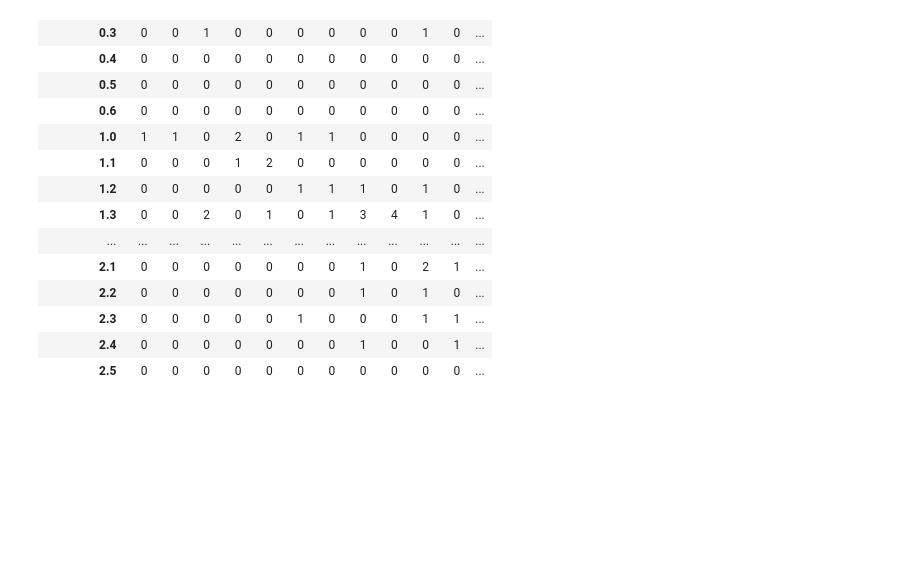
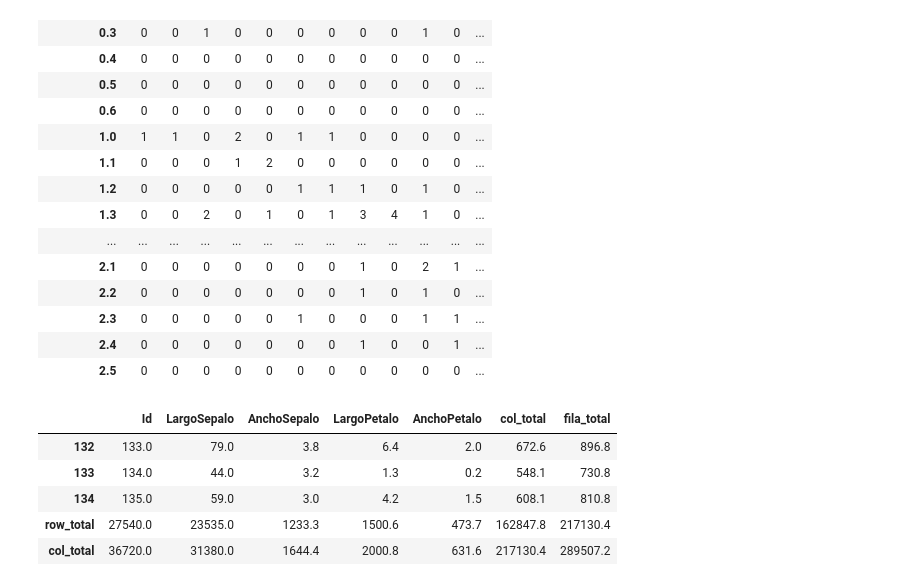
Before and after one commit to aboltCD/aboltCD, a Jupyter notebook: Pandas_Ejemplos.ipynb, the cells around one changed output. Saved outputs shown, nothing was run; the diff lists cells and outputs as text; code cells hidden in the pictures; blank space fills up the shorter version.

```diff
--- a/Pandas_Ejemplos.ipynb
+++ b/Pandas_Ejemplos.ipynb
@@ -192,3 +192,14 @@ pd.crosstab(iris_mod2['AnchoPetalo'],iris_mod2['AnchoSepalo'])
 | 2.3 | 0 | 0 | 0 | 0 | 0 | 1 | 0 | 0 | 0 | 1 | 1 | ... |
 | 2.4 | 0 | 0 | 0 | 0 | 0 | 0 | 0 | 1 | 0 | 0 | 1 | ... |
 | 2.5 | 0 | 0 | 0 | 0 | 0 | 0 | 0 | 0 | 0 | 0 | 0 | ... |
+# %%
+iris_mod3['fila_total']     = iris_mod3.apply(lambda x: x.sum(), axis=1)
+iris_mod3.loc['col_total'] = iris_mod3.apply(lambda x: x.sum())
+iris_mod3.tail()
+# %% [output]
+|  | Id | LargoSepalo | AnchoSepalo | LargoPetalo | AnchoPetalo | col_total | fila_total |
+| 132 | 133.0 | 79.0 | 3.8 | 6.4 | 2.0 | 672.6 | 896.8 |
+| 133 | 134.0 | 44.0 | 3.2 | 1.3 | 0.2 | 548.1 | 730.8 |
+| 134 | 135.0 | 59.0 | 3.0 | 4.2 | 1.5 | 608.1 | 810.8 |
+| row_total | 27540.0 | 23535.0 | 1233.3 | 1500.6 | 473.7 | 162847.8 | 217130.4 |
+| col_total | 36720.0 | 31380.0 | 1644.4 | 2000.8 | 631.6 | 217130.4 | 289507.2 |
```
